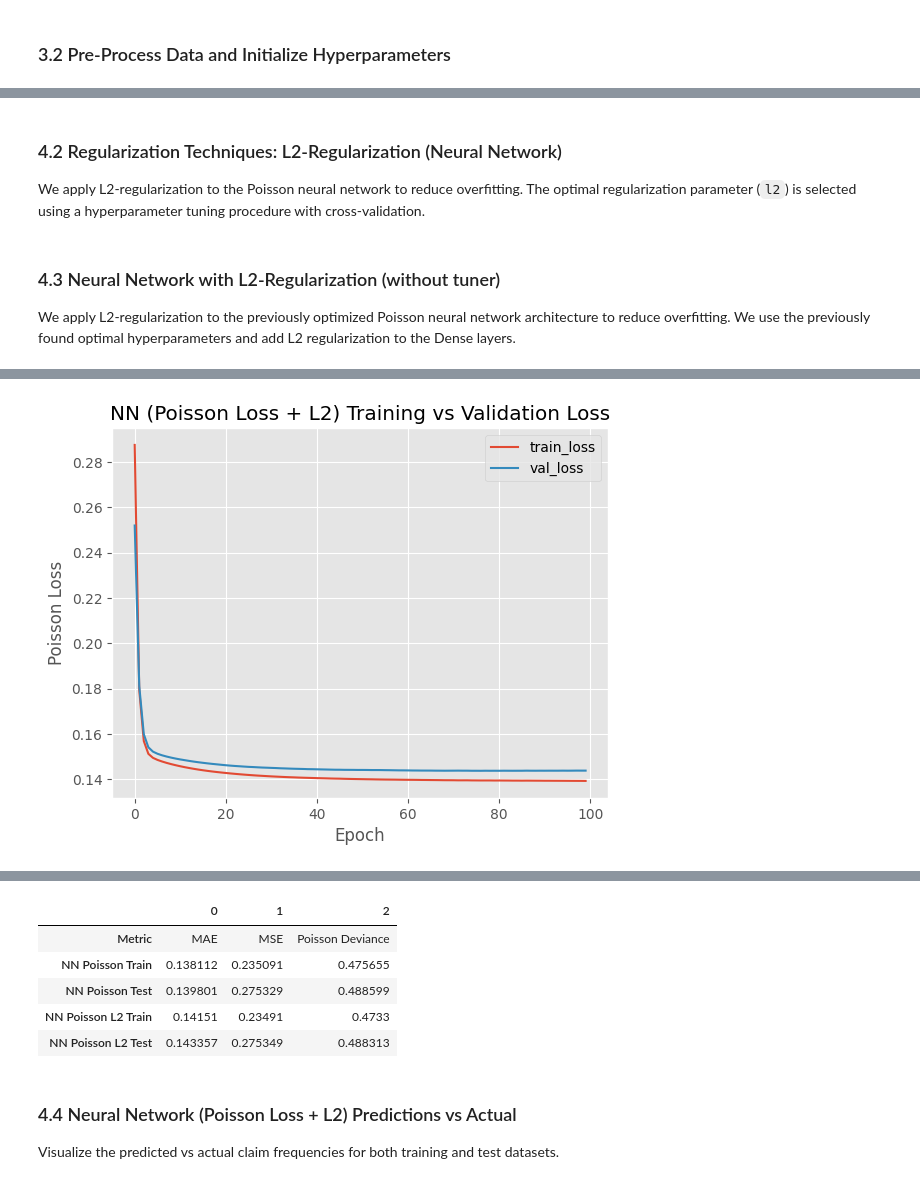
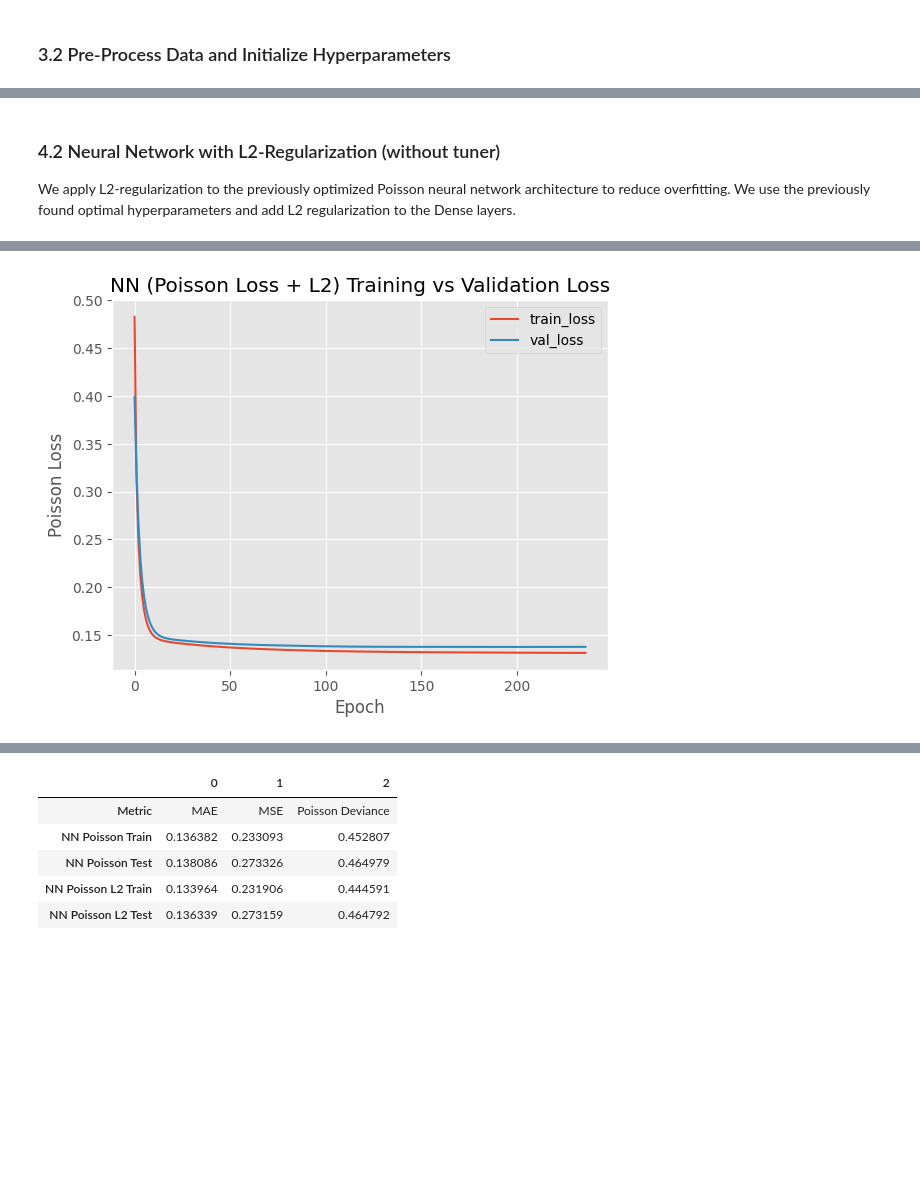
Before and after one commit to LuciaHrovatin/Insurance-Claim-Prediction, a Jupyter notebook: InsuranceClaimPrediction.ipynb, the cells around one changed output, grey strips where cells are left out. Cells and saved outputs as stored; diff of their text form; code cells hidden in the pictures; blank space fills up the shorter version.

```diff
--- a/InsuranceClaimPrediction.ipynb
+++ b/InsuranceClaimPrediction.ipynb
@@ -408,11 +422,17 @@ Average validation loss over 5 folds: 0.13915024399757386
+# %%
+nn_poisson = tuner_poisson.hypermodel.build(tuner_poisson.get_best_hyperparameters(num_trials=1)[0])
+# nn_poisson.compile(
+#     optimizer=keras.optimizers.Adam(learning_rate=0.01),
+#     loss=keras.losses.Poisson()
+# )
 # %%
 # Show model architecture summary and best hyperparameters
-nn.summary()
+nn_poisson.summary()
 
-best_hp = tuner.get_best_hyperparameters(num_trials=1)[0]
-print("\nBest hyperparameters:")
-for k, v in best_hp.values.items():
+best_hp_poisson = tuner_poisson.get_best_hyperparameters(num_trials=1)[0]
+print("\nBest hyperparameters (Poisson Loss):")
+for k, v in best_hp_poisson.values.items():
     print(f"{k}: {v}")
 
-nn_batch_size = best_hp.get('batch_size')
+nn_poisson_batch_size = best_hp_poisson.get('batch_size')
 # %% [output]
@@ -451,12 +472,12 @@ units_layer_3: 20
 # %%
-stop_early = tf.keras.callbacks.EarlyStopping(monitor='val_loss', patience=10, restore_best_weights=True)
+stop_early_poisson = tf.keras.callbacks.EarlyStopping(monitor='val_loss', patience=50, restore_best_weights=True)
 
-history = nn.fit(
+history_poisson = nn_poisson.fit(
     X_train_nn, y_train,
     sample_weight=w_train,
-    epochs=100,
-    batch_size=nn_batch_size,
-    callbacks=[stop_early],
+    epochs=500,
+    batch_size=nn_poisson_batch_size,
+    callbacks=[stop_early_poisson],
     validation_split=0.2,
     verbose=2
 )
@@ -565,10 +551,0 @@ Average validation loss over 5 folds: 0.14049144089221954
-# %%
-# Show model architecture summary and best hyperparameters
-nn_poisson.summary()
-
-best_hp_poisson = tuner.get_best_hyperparameters(num_trials=1)[0]
-print("\nBest hyperparameters (Poisson Loss):")
-for k, v in best_hp.values.items():
-    print(f"{k}: {v}")
-
-nn_poisson_batch_size = best_hp.get('batch_size')
@@ -752,4 +611,4 @@ Best alpha (L2 regularization): 0.0054116952654646375
 # %% [markdown]
-### 4.2 Regularization Techniques: L2-Regularization (Neural Network)
+### 4.2 Neural Network with L2-Regularization (without tuner)
 
-We apply L2-regularization to the Poisson neural network to reduce overfitting. The optimal regularization parameter (`l2`) is selected using a hyperparameter tuning procedure with cross-validation.
+We apply L2-regularization to the previously optimized Poisson neural network architecture to reduce overfitting. We use the previously found optimal hyperparameters and add L2 regularization to the Dense layers.
@@ -861,7 +615,3 @@ df_compare_nn_l2.T
-# %% [markdown]
-### 4.3 Neural Network with L2-Regularization (without tuner)
-
-We apply L2-regularization to the previously optimized Poisson neural network architecture to reduce overfitting. We use the previously found optimal hyperparameters and add L2 regularization to the Dense layers.
 # %%
 # Define NN architecture with L2 regularization using previously found optimal hyperparameters
 nn_poisson_l2 = keras.Sequential([
@@ -887,7 +637,7 @@ stop_early_poisson_l2 = tf.keras.callbacks.EarlyStopping(monitor='val_loss', pat
 history_poisson_l2 = nn_poisson_l2.fit(
     X_train_nn, y_train,
     sample_weight=w_train,
-    epochs=epochs,
+    epochs=500,
     batch_size=nn_poisson_batch_size,
     callbacks=[stop_early_poisson_l2],
     validation_split=0.2,
@@ -947 +697 @@ Epoch 100/100
-[figure, old version]
+[figure, new version]
@@ -952,10 +700,6 @@ Epoch 100/100
 |  | 0 | 1 | 2 |
 | Metric | MAE | MSE | Poisson Deviance |
-| NN Poisson Train | 0.138112 | 0.235091 | 0.475655 |
-| NN Poisson Test | 0.139801 | 0.275329 | 0.488599 |
-| NN Poisson L2 Train | 0.14151 | 0.23491 | 0.4733 |
-| NN Poisson L2 Test | 0.143357 | 0.275349 | 0.488313 |
+| NN Poisson Train | 0.136382 | 0.233093 | 0.452807 |
+| NN Poisson Test | 0.138086 | 0.273326 | 0.464979 |
+| NN Poisson L2 Train | 0.133964 | 0.231906 | 0.444591 |
+| NN Poisson L2 Test | 0.136339 | 0.273159 | 0.464792 |
-# %% [markdown]
-### 4.4 Neural Network (Poisson Loss + L2) Predictions vs Actual
-
-Visualize the predicted vs actual claim frequencies for both training and test datasets.
```
Also changed, not shown: parts of 36 cells of this notebook.
